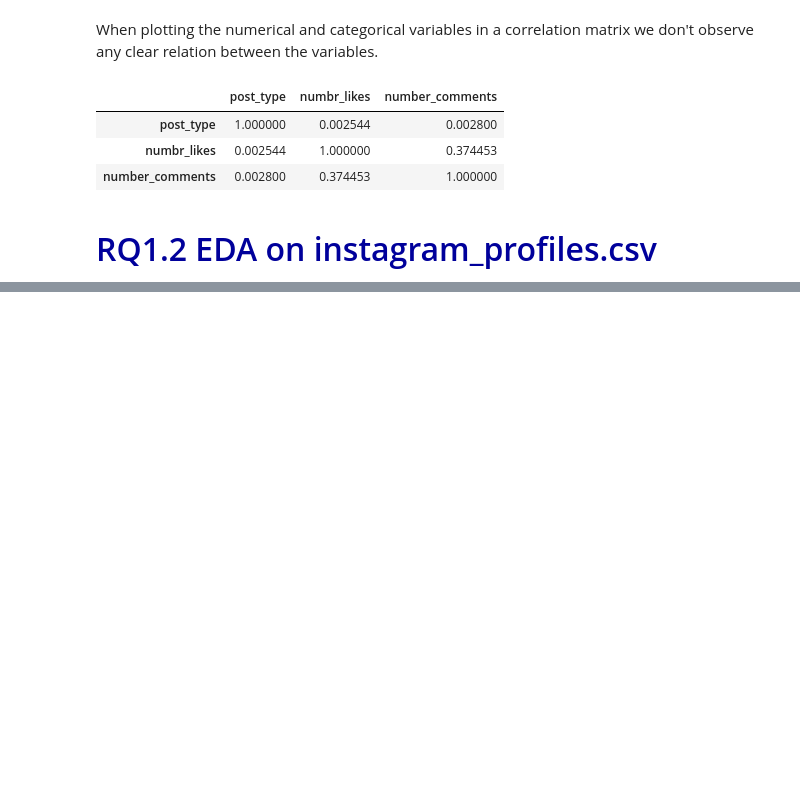
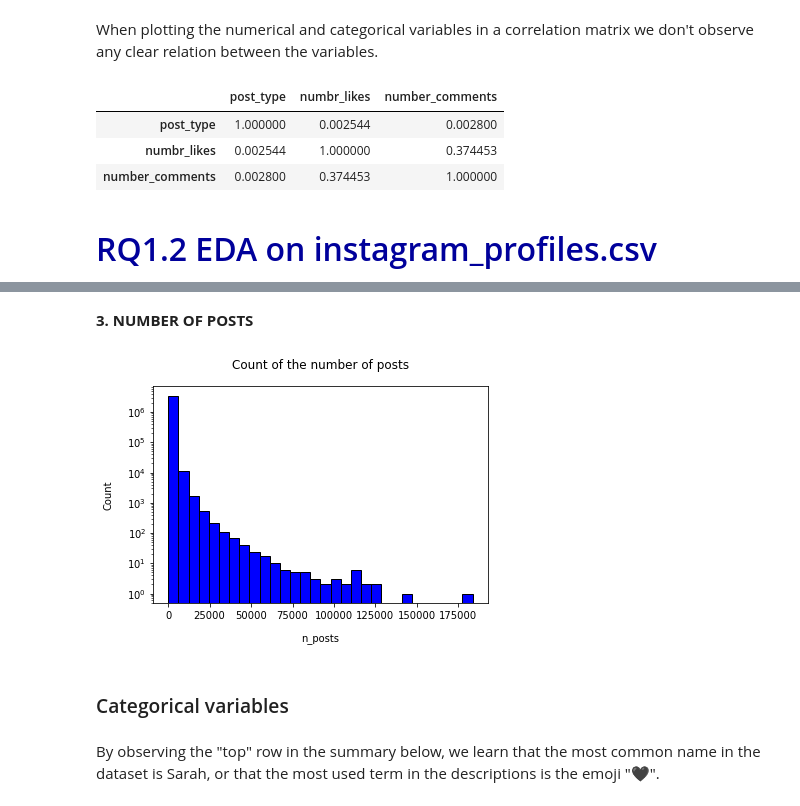
Before and after one commit to Iadiserniag/ADM-HW2, a Jupyter notebook: RQ_1_Javier_Lorenzo.ipynb, the cells around one changed output, grey strips where cells are left out. Cells and saved outputs as stored; diff of their text form; code cells hidden in the pictures; blank space fills up the shorter version.

```diff
--- a/RQ_1_Javier_Lorenzo.ipynb
+++ b/RQ_1_Javier_Lorenzo.ipynb
@@ -282,0 +345,10 @@ df_instagram_posts_RQ1.corr()
+# %% [markdown]
+<b>3. NUMBER OF POSTS</b> <br>
+# %%
+hist(df_instagram_profiles_RQ1['n_posts'], "n_posts", "Count of the number of posts", col = "blue", n_bins = 30, log_trans = True)
+# %% [output]
+[figure, added]
+# %% [markdown]
+### Categorical variables
+# %% [markdown]
+By observing the "top" row in the summary below, we learn that the most common name in the dataset is Sarah, or that the most used term in the descriptions is the emoji "🖤".
```
Also changed, not shown: parts of 163 cells of this notebook.
